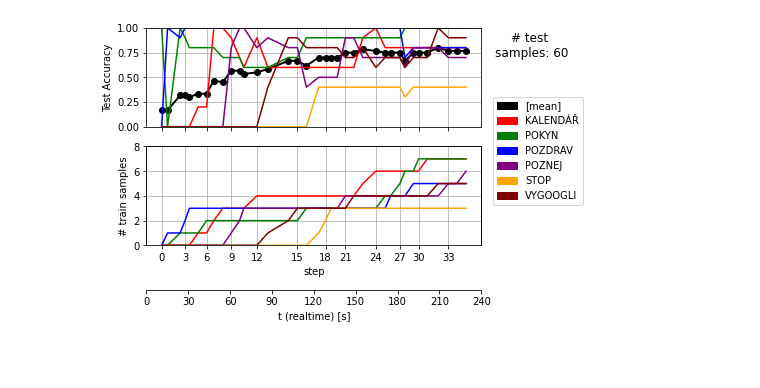
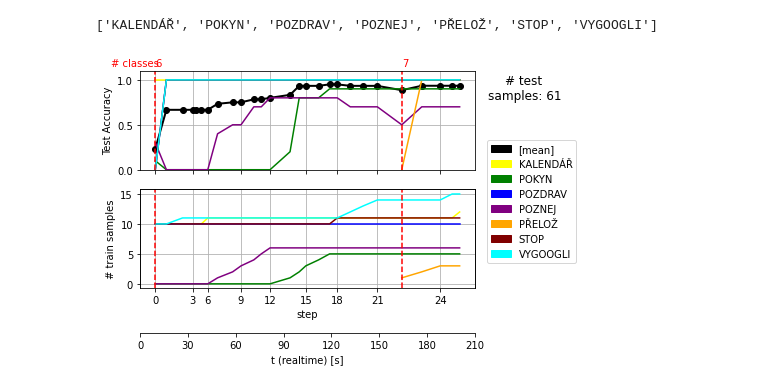
Before and after one commit to kitt10/loop, a Jupyter notebook: loop.ipynb, the cells around one changed output. Saved outputs shown, nothing was run; the diff lists cells and outputs as text; code cells hidden in the pictures; blank space fills up the shorter version.

```diff
--- a/loop.ipynb
+++ b/loop.ipynb
@@ -10,0 +1,18 @@ Required knowledge initialized: n = 768, m = 6, pt = 0, pk = 60, labels: {0: 'KA
+# %%
+import torch
+import torch.nn as nn
+
+from net_t2l import NetT2L, T2LModel
+
+def load_pretrained(fn):
+    return torch.load(fn)
+
+def load_middleblock(fn):
+    mod = torch.load(fn)
+    mod.output_layer = nn.Identity()
+    return mod
+
+net = NetT2L()
+#net = NetT2L(middleblock=load_middleblock(fn='model-intents-middleblock'))
+#net = NetT2L(pretrained=load_pretrained(fn='model-intents-pretrained'))
+net = NetT2L(pretrained=load_pretrained(fn='model-intents-pretrained-m4'))
@@ -20,6 +39,7 @@ def shot(step, phase, t=None, **dialog):
     exp[t if t == 0 else now()] = {
         'step': step,
         'phase': phase,
+        'labels': net.data.labels,
         'm': net.data.m,
         'pt': {label:net.data.data['train']['labels'].count(label) for label in net.data.labels},
         'loss': loss,
@@ -114,7 +116,8 @@ from matplotlib import pyplot as plt
 import matplotlib.patches as mpatches
 
 labels = net.data.labels
-COLORS = ['red', 'green', 'blue', 'purple', 'orange', 'maroon', 'yellow', 'cyan', 'brown', 'pink']
+print(labels)
+COLORS = ['yellow', 'green', 'blue', 'purple', 'orange', 'maroon', 'cyan', 'brown', 'pink']
 lab2COL = {label:col for label, col in zip(labels, COLORS)}
 
 fig, ax = plt.subplots(2, 1, sharex = True)
@@ -127,23 +130,27 @@ steps = [exp[t]['step'] for t in ts]
 ax[0].plot(ts, [exp[t]['acc'] for t in ts], 'ko-', linewidth='2')
 
 for label in labels:
-    acc_ = []
-    for t in ts:
+    try:
+        acc_ = []
+        for t in ts:
+            if label in exp[t]['labels']:
+                wr = len([w for w in exp[t]['wrongs'] if w[1] == label])
+                ok = len([o for o in exp[t]['oks'] if o[1] == label])
+                acc_.append(ok/(ok+wr))
 
-        wr = len([w for w in exp[t]['wrongs'] if w[1] == label])
-        ok = len([o for o in exp[t]['oks'] if o[1] == label])
-        acc_.append(ok/(ok+wr))
-
-    ax[0].plot(ts, acc_, '-', color=lab2COL[label])
+        ax[0].plot(ts[-len(acc_):], acc_, '-', color=lab2COL[label])
+    except ZeroDivisionError:
+        print(f'W: label {label} not in test data.')
 
 ax[0].set_title(f'# test \nsamples: {net.data.pk}', y=0.65, x=1.15)
-ax[0].set_ylim([0, 1])
+ax[0].set_ylim([0, 1.1])
 ax[0].set_ylabel('Test Accuracy')
 ax[0].grid()
 
 # == AX1: Samples
 for label in labels:
-    ax[1].plot(ts, [exp[t]['pt'][label] for t in ts], '-', color=lab2COL[label])
+    ns = [exp[t]['pt'][label] for t in ts if label in exp[t]['labels']]
+    ax[1].plot(ts[-len(ns):], ns, '-', color=lab2COL[label])
 
 #w = 0.2
 #for t, step in zip(ts, steps):
@@ -151,32 +158,45 @@ for label in labels:
 #        for li, label in enumerate(labels):
 #            ax[1].bar(t-w*(len(labels)/2)+(w*li), exp[t]['pt'][label], width=w, color=lab2COL[label])
 
 #ax[1].plot(steps, [net.data.pk]*len(steps), '--', color='darkgreen', linewidth='2')
 
 ax[1].set_ylabel('# train samples')
-ax[1].set_ylim([0, 8])
+#ax[1].set_ylim(bottom=0, top=max(n_train_max_)+2)
 ax[1].set_xlabel('step')
 ax[1].set_xticks([t for i, t in enumerate(ts) if i%3 == 0])
 ax[1].set_xticklabels([s for i, s in enumerate(steps) if i%3 == 0])
 
 ax[1].legend(
     bbox_to_anchor=(1.02, 1.55),
     handles=[mpatches.Patch(color='black', label='[mean]')]+[mpatches.Patch(color=lab2COL[label], label=label) for label in labels])
 
 ax[1].grid()
 axt = ax[1].twiny()
 axt.set_xlabel('t (realtime) [s]')
 ticklabels = [t for t in range(int(ts[-1])) if t % 30 == 0]
 axt.set_xticks(ticklabels)
 axt.set_xticklabels(ticklabels)
 
 # Move twinned axis ticks and label from top to bottom
 axt.xaxis.set_ticks_position("bottom")
 axt.xaxis.set_label_position("bottom")
 
 # Offset the twin axis below the host
 axt.spines["bottom"].set_position(("axes", -0.45))
 
+ax[0].text(-45, 1.15, '# classes', color='red')
+ax[0].axvline(x=0, color='red', linestyle='--')
+ax[1].axvline(x=0, color='red', linestyle='--')
+ax[0].text(0, 1.15, exp[ts[0]]['m'], color='red')
+for tim1, t in enumerate(ts[1:]):
+    if exp[t]['m'] != exp[ts[tim1]]['m']:
+        ax[0].axvline(x=t, color='red', linestyle='--')
+        ax[1].axvline(x=t, color='red', linestyle='--')
+        ax[0].text(t, 1.15, exp[t]['m'], color='red')
+
 plt.show()
+fig.savefig('from4-to7.jpg', bbox_inches='tight', dpi=350)
+fig.savefig('from4-to7.eps', bbox_inches='tight')
 # %% [output]
+['KALENDÁŘ', 'POKYN', 'POZDRAV', 'POZNEJ', 'PŘELOŽ', 'STOP', 'VYGOOGLI']
-[figure, old version]
+[figure, new version]
```
Also changed, not shown: parts of 5 cells of this notebook, 12 other files.
